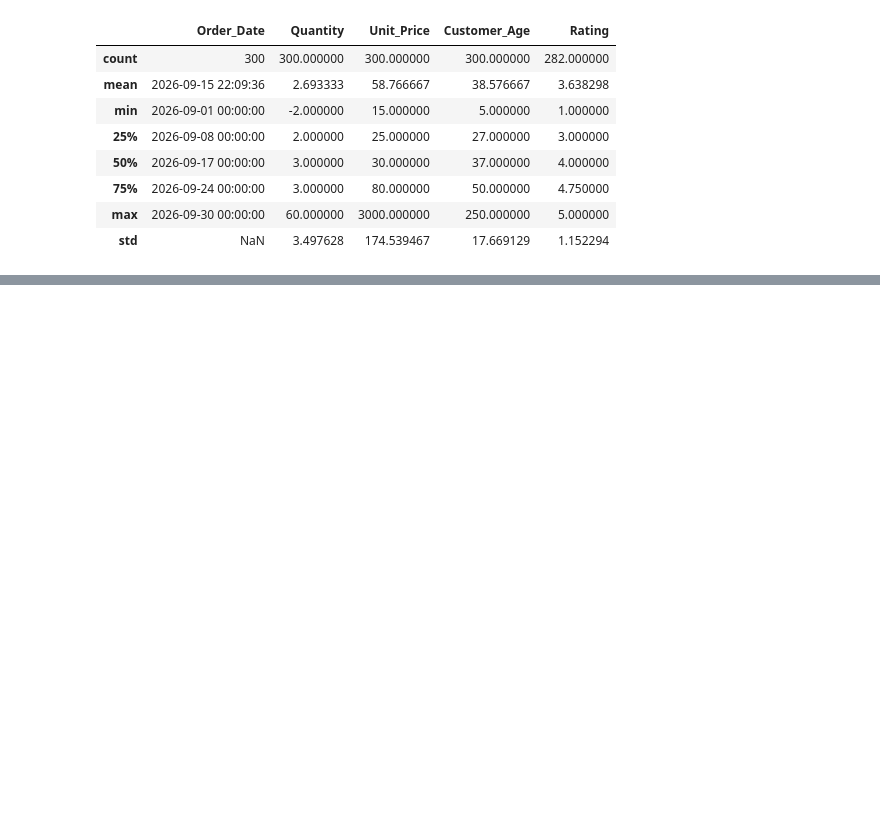
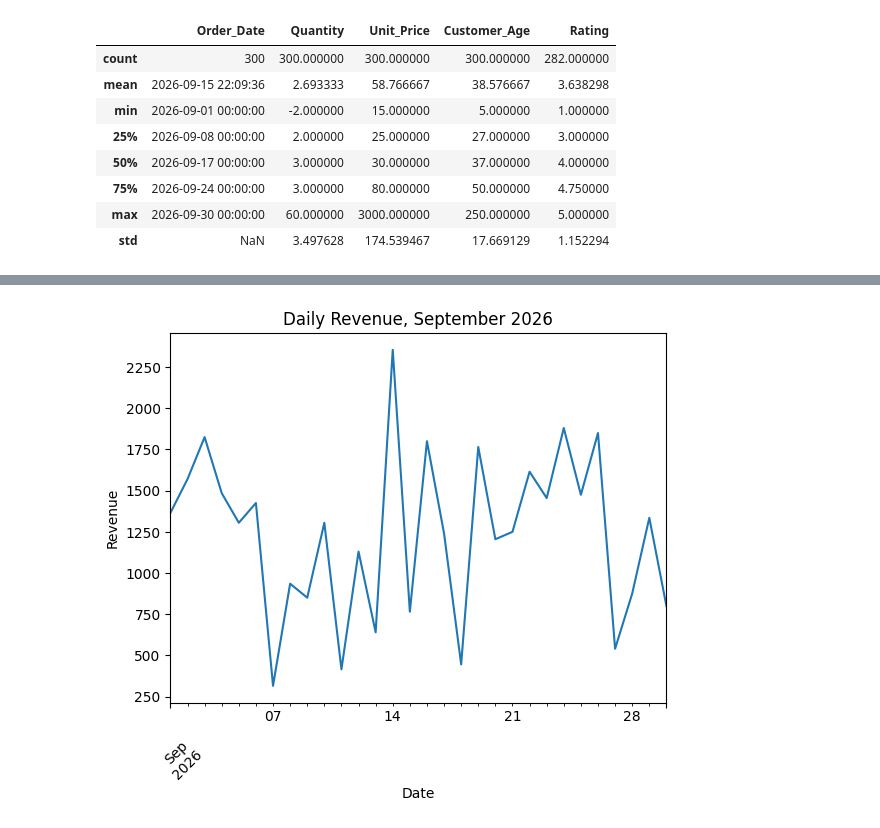
Before and after one commit to SanjeetKumarr/chai-cafe-analysis, a Jupyter notebook: Chai_Cafe_Analysis.ipynb, the cells around one changed output, grey strips where cells are left out. Drawn from its saved outputs; the diff is of its cells as text; code cells hidden in the pictures; blank space fills up the shorter version.

```diff
--- a/Chai_Cafe_Analysis.ipynb
+++ b/Chai_Cafe_Analysis.ipynb
@@ -767,0 +335,7 @@ share
+# %%
+daily = df.groupby('Order_Date')['Revenue'].sum()
+daily.plot(kind='line')
+plt.title('Daily Revenue, September 2026'); plt.xlabel('Date'); plt.ylabel('Revenue')
+plt.xticks(rotation=45); plt.show()
+# %% [output]
+[figure, added]
```
Also changed, not shown: parts of 146 cells of this notebook.
